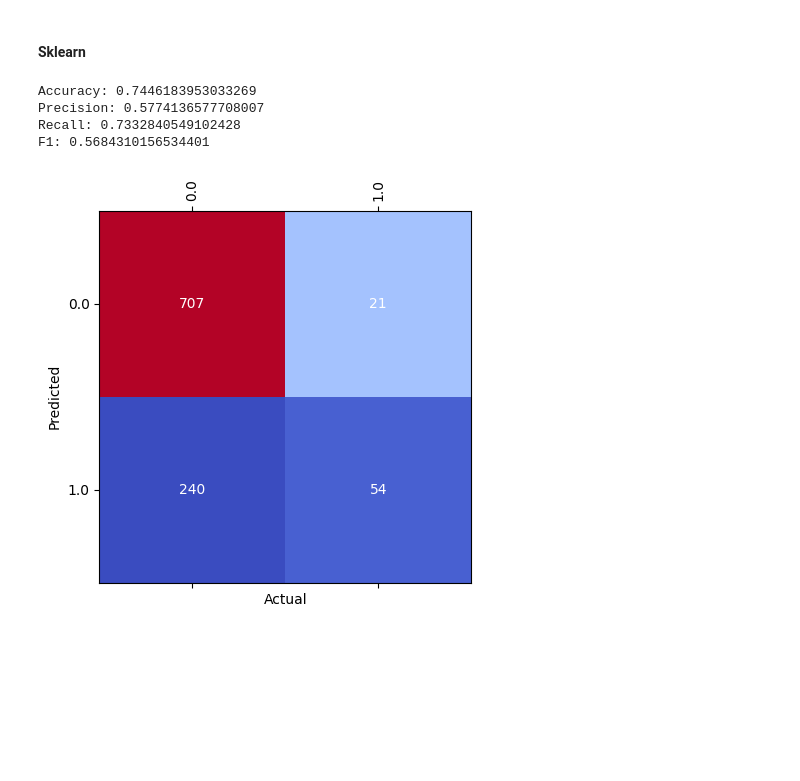
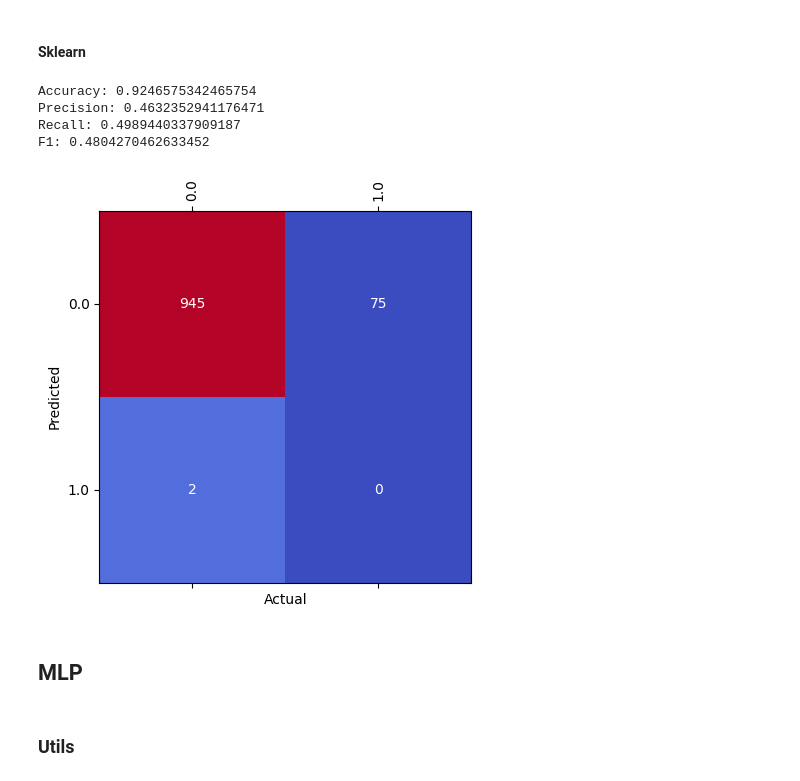
Before and after one commit to Earthbert/IA-project2, a Jupyter notebook: project.ipynb, the cells around one changed output. Cells and saved outputs as stored; diff of their text form; code cells hidden in the pictures; blank space fills up the shorter version.

```diff
--- a/project.ipynb
+++ b/project.ipynb
@@ -352,3 +419,14 @@ pre_sp_test_data = preprocess_data(sp_test_data, sp_continuous_features, sp_cate
+# %%
+def compute_show_metrics(results: pd.DataFrame):
+    accuracy = met.accuracy_score(results['actual'], results['predicted'])
+    precision = met.precision_score(results['actual'], results['predicted'], average='macro', zero_division=0)
+    recall = met.recall_score(results['actual'], results['predicted'], average='macro', zero_division=0)
+    f1 = met.f1_score(results['actual'], results['predicted'], average='macro', zero_division=0)
+
+    print(f'Accuracy: {accuracy}')
+    print(f'Precision: {precision}')
+    print(f'Recall: {recall}')
+    print(f'F1: {f1}')
 # %% [markdown]
 ## Regresie Logistica
 # %% [markdown]
@@ -447,5 +517,5 @@ class LabLogisticRegression(LogisticRegression):
 # %%
-class SkLearnLogisticRegression(LogisticRegression):
+class SkLearnLogisticRegression(Model):
     def __init__(self):
         pass
 
@@ -508,14 +528,3 @@ def show_confusion_matrix(results: pd.DataFrame, target_feature: str):
-# %%
-def compute_show_metrics(results: pd.DataFrame):
-    accuracy = met.accuracy_score(results['actual'], results['predicted'])
-    precision = met.precision_score(results['actual'], results['predicted'], average='macro')
-    recall = met.recall_score(results['actual'], results['predicted'], average='macro')
-    f1 = met.f1_score(results['actual'], results['predicted'], average='macro')
-
-    print(f'Accuracy: {accuracy}')
-    print(f'Precision: {precision}')
-    print(f'Recall: {recall}')
-    print(f'F1: {f1}')
 # %% [markdown]
 ### AVC
 # %% [markdown]
@@ -576,15 +585,19 @@ F1: 0.5729959057026147
 #### Sklearn
 # %%
 model = SkLearnLogisticRegression()
-results = apply_logistic_regression_model(pre_avc_train_data,
-                                          pre_avc_test_data,
-                                          avc_target_category,
-                                          model, balance = False)
+results = apply_model(pre_avc_train_data,
+                      pre_avc_test_data,
+                      avc_target_category,
+                      model, balance = False)
 compute_show_metrics(results)
 show_confusion_matrix(results, avc_target_category)
 # %% [output]
-Accuracy: 0.7446183953033269
-Precision: 0.5774136577708007
-Recall: 0.7332840549102428
-F1: 0.5684310156534401
+Accuracy: 0.9246575342465754
+Precision: 0.4632352941176471
+Recall: 0.4989440337909187
+F1: 0.4804270462633452
-[figure, old version]
+[figure, new version]
+# %% [markdown]
+## MLP
+# %% [markdown]
+### Utils
```
Also changed, not shown: parts of 21 cells of this notebook.
